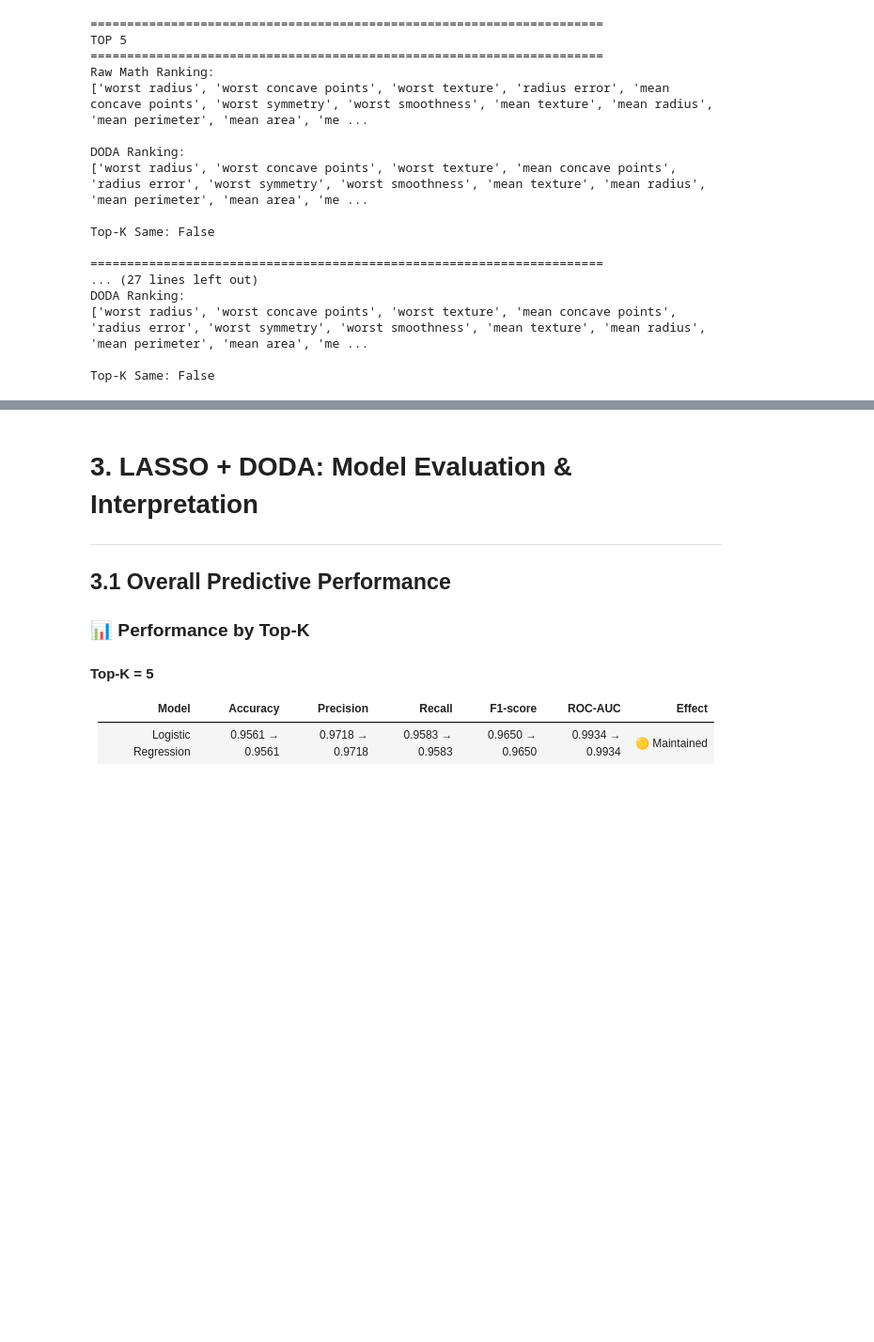
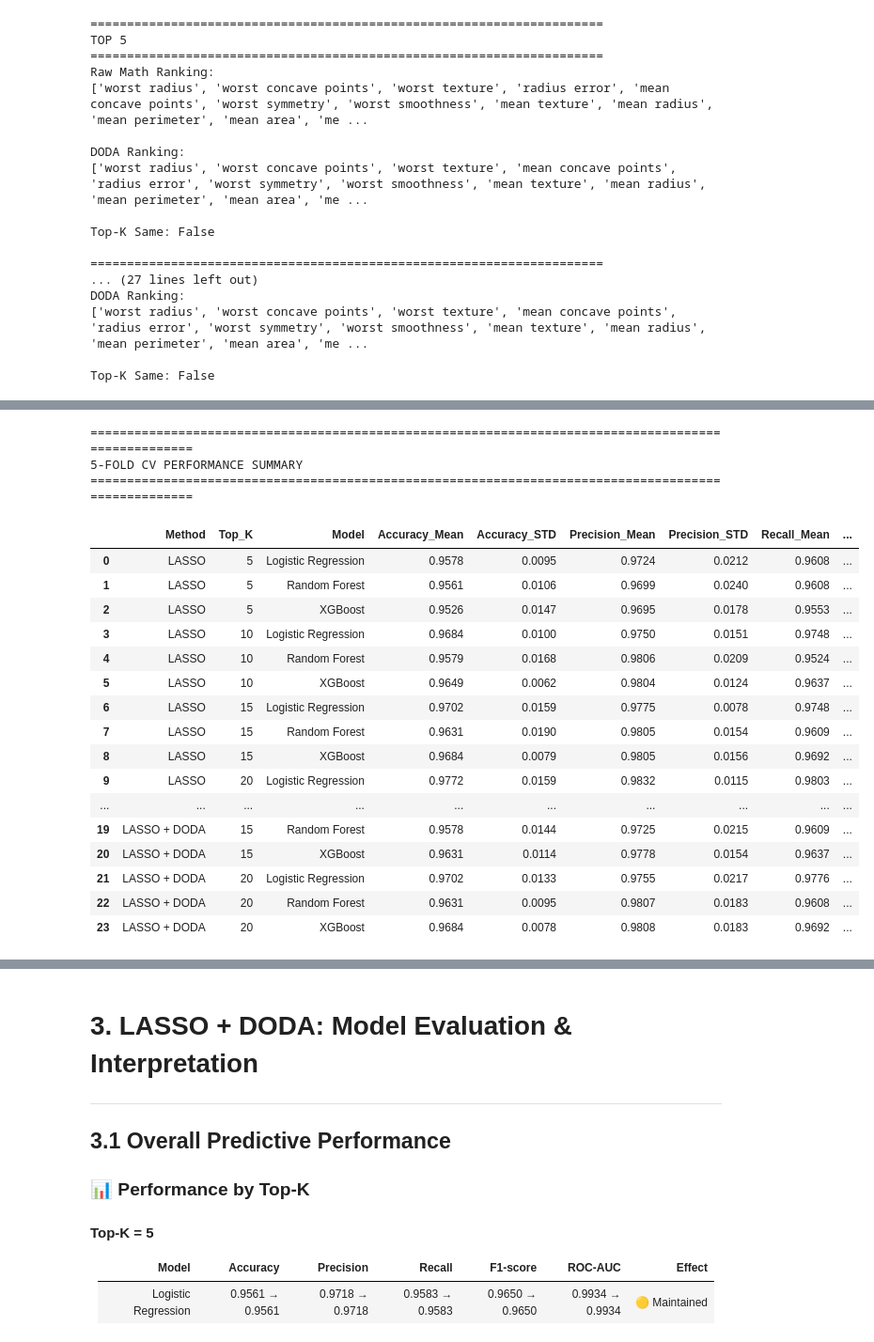
Before and after one commit to anandha-3679/msc_research, a Jupyter notebook: notebooks/angel/breast_cancer/breast_cancer_lasso.ipynb, the cells around one changed output, grey strips where cells are left out. Shown at 94% size. Drawn from its saved outputs; the diff is of its cells as text; code cells hidden in the pictures; blank space fills up the shorter version.

Commit message:
CV, jaccard similarity and kuncheva index were done for lasso.ipynb file in b_c

```diff
--- a/notebooks/angel/breast_cancer/breast_cancer_lasso.ipynb
+++ b/notebooks/angel/breast_cancer/breast_cancer_lasso.ipynb
@@ -1341,0 +1756,72 @@ Top-K Same: False
+# %%
+# =============================================================================
+# STEP 23: 5-FOLD CV SUMMARY — MEAN ± STD
+# =============================================================================
+
+cv_summary_df = (
+    cv_results_df
+    .groupby(
+        ["Method", "Top_K", "Model"]
+    )
+    .agg(
+        Accuracy_Mean=("Accuracy", "mean"),
+        Accuracy_STD=("Accuracy", "std"),
+
+        Precision_Mean=("Precision", "mean"),
+        Precision_STD=("Precision", "std"),
+
+        Recall_Mean=("Recall", "mean"),
+        Recall_STD=("Recall", "std"),
+
+        F1_Mean=("F1", "mean"),
+        F1_STD=("F1", "std"),
+
+        ROC_AUC_Mean=("ROC_AUC", "mean"),
+        ROC_AUC_STD=("ROC_AUC", "std")
+    )
+    .reset_index()
+)
+
+print("=" * 100)
+print("5-FOLD CV PERFORMANCE SUMMARY")
+print("=" * 100)
+
+display(
+    cv_summary_df.round(4)
+)
+
+os.makedirs(
+    "../../../results/breast_cancer/cv",
+    exist_ok=True
+)
+
+cv_results_df.to_csv(
+    "../../../results/breast_cancer/cv/lasso_doda_5fold_results.csv",
+    index=False
+)
+
+cv_summary_df.to_csv(
+    "../../../results/breast_cancer/cv/lasso_doda_5fold_summary.csv",
+    index=False
+)
+# %% [output]
+====================================================================================================
+5-FOLD CV PERFORMANCE SUMMARY
+====================================================================================================
+|  | Method | Top_K | Model | Accuracy_Mean | Accuracy_STD | Precision_Mean | Precision_STD | Recall_Mean | ... |
+| 0 | LASSO | 5 | Logistic Regression | 0.9578 | 0.0095 | 0.9724 | 0.0212 | 0.9608 | ... |
+| 1 | LASSO | 5 | Random Forest | 0.9561 | 0.0106 | 0.9699 | 0.0240 | 0.9608 | ... |
+| 2 | LASSO | 5 | XGBoost | 0.9526 | 0.0147 | 0.9695 | 0.0178 | 0.9553 | ... |
+| 3 | LASSO | 10 | Logistic Regression | 0.9684 | 0.0100 | 0.9750 | 0.0151 | 0.9748 | ... |
+| 4 | LASSO | 10 | Random Forest | 0.9579 | 0.0168 | 0.9806 | 0.0209 | 0.9524 | ... |
+| 5 | LASSO | 10 | XGBoost | 0.9649 | 0.0062 | 0.9804 | 0.0124 | 0.9637 | ... |
+| 6 | LASSO | 15 | Logistic Regression | 0.9702 | 0.0159 | 0.9775 | 0.0078 | 0.9748 | ... |
+| 7 | LASSO | 15 | Random Forest | 0.9631 | 0.0190 | 0.9805 | 0.0154 | 0.9609 | ... |
+| 8 | LASSO | 15 | XGBoost | 0.9684 | 0.0079 | 0.9805 | 0.0156 | 0.9692 | ... |
+| 9 | LASSO | 20 | Logistic Regression | 0.9772 | 0.0159 | 0.9832 | 0.0115 | 0.9803 | ... |
+| ... | ... | ... | ... | ... | ... | ... | ... | ... | ... |
+| 19 | LASSO + DODA | 15 | Random Forest | 0.9578 | 0.0144 | 0.9725 | 0.0215 | 0.9609 | ... |
+| 20 | LASSO + DODA | 15 | XGBoost | 0.9631 | 0.0114 | 0.9778 | 0.0154 | 0.9637 | ... |
+| 21 | LASSO + DODA | 20 | Logistic Regression | 0.9702 | 0.0133 | 0.9755 | 0.0217 | 0.9776 | ... |
+| 22 | LASSO + DODA | 20 | Random Forest | 0.9631 | 0.0095 | 0.9807 | 0.0183 | 0.9608 | ... |
+| 23 | LASSO + DODA | 20 | XGBoost | 0.9684 | 0.0078 | 0.9808 | 0.0183 | 0.9692 | ... |
```
Also changed, not shown: parts of 17 cells of this notebook, 10 other files.
